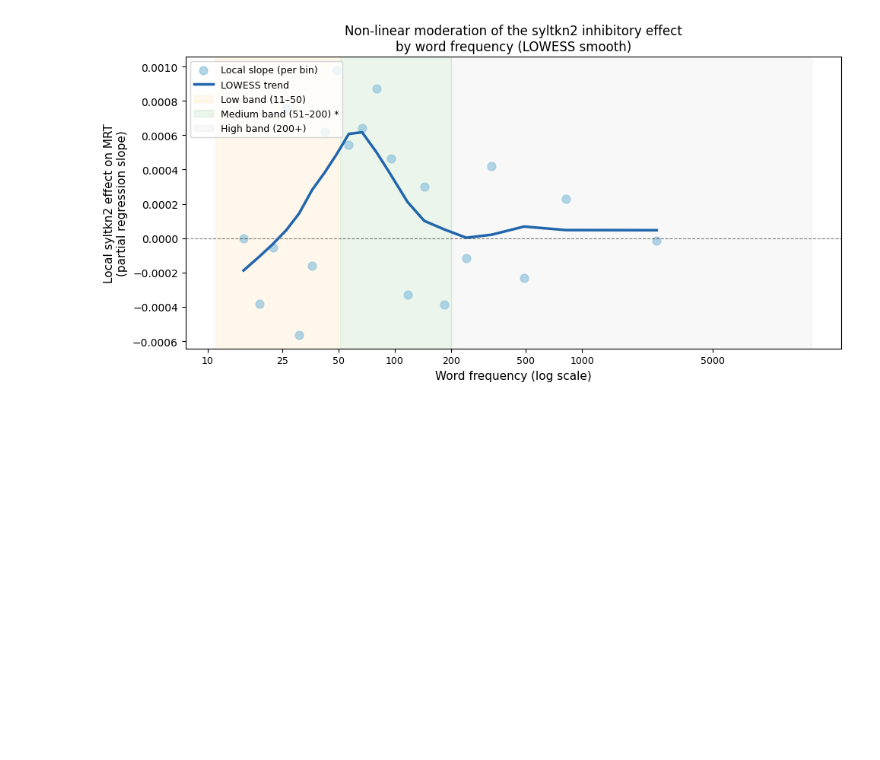
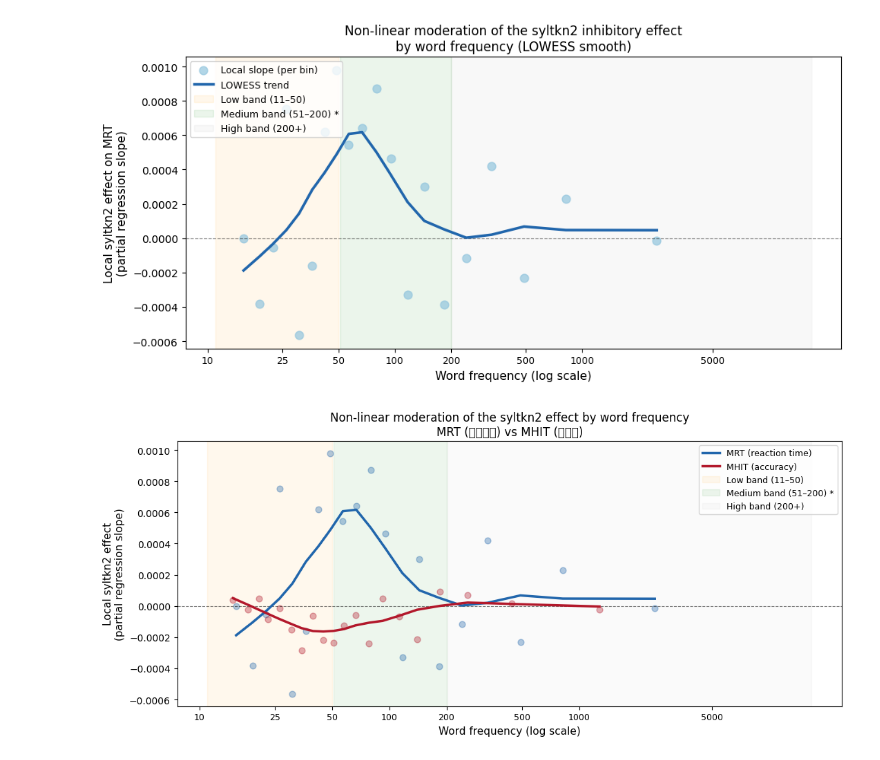
Before and after one commit to psycholinguistics-proj/proj, a Jupyter notebook: Relevant_Analysis_from_D1.ipynb, the cells around one changed output. Cells and saved outputs as stored; diff of their text form; code cells hidden in the pictures; blank space fills up the shorter version.

Commit message:
MHIT added to LOWESS alongside MRT

```diff
--- a/Relevant_Analysis_from_D1.ipynb
+++ b/Relevant_Analysis_from_D1.ipynb
@@ -597,3 +597,72 @@ plt.savefig('lowess_syltkn2_moderation.png', dpi=150, bbox_inches='tight')
 plt.show()
 # %% [output]
 [figure]
+# %%
+fig, ax = plt.subplots(figsize=(11, 5))
+
+dvs = {
+    'MRT': {'color': '#2166ac', 'label': 'MRT (reaction time)'},
+    'MHIT': {'color': '#b2182b', 'label': 'MHIT (accuracy)'}
+}
+
+for dv, style in dvs.items():
+    df_c = df_words[['MRT', 'MHIT', 'LogFreq', 'syltkn1', 'syltkn2']].dropna().copy()
+
+    # For MHIT use sub-ceiling sample
+    if dv == 'MHIT':
+        df_c = df_c[df_c['MHIT'] < 100].copy()
+
+    X_other = sm.add_constant(df_c[['LogFreq', 'syltkn1']])
+    resid_dv   = sm.OLS(df_c[dv],       X_other).fit().resid
+    resid_tkn2 = sm.OLS(df_c['syltkn2'], X_other).fit().resid
+
+    df_c['resid_dv']   = resid_dv.values
+    df_c['resid_tkn2'] = resid_tkn2.values
+    df_c['FreqBin']    = pd.qcut(df_c['LogFreq'], q=20)
+
+    slopes    = []
+    freq_mids = []
+
+    for bin_label, group in df_c.groupby('FreqBin', observed=True):
+        if len(group) < 30 or group['resid_tkn2'].std() == 0:
+            continue
+        local_model = sm.OLS(group['resid_dv'],
+                             sm.add_constant(group['resid_tkn2'])).fit()
+        slopes.append(local_model.params['resid_tkn2'])
+        freq_mids.append(group['LogFreq'].mean())
+
+    smoothed = lowess(slopes, freq_mids, frac=0.5)
+
+    # Scatter dots
+    ax.scatter(freq_mids, slopes,
+               color=style['color'], s=40, alpha=0.35, zorder=2)
+
+    # LOWESS line
+    ax.plot(smoothed[:, 0], smoothed[:, 1],
+            color=style['color'], linewidth=2.5,
+            zorder=3, label=style['label'])
+
+# Zero reference
+ax.axhline(0, color='black', linewidth=0.8, linestyle='--', alpha=0.5)
+
+# Frequency band shading
+ax.axvspan(np.log(11),  np.log(50),  alpha=0.07, color='orange', label='Low band (11–50)')
+ax.axvspan(np.log(51),  np.log(200), alpha=0.07, color='green',  label='Medium band (51–200) *')
+ax.axvspan(np.log(200), df_words['LogFreq'].max(), alpha=0.04, color='gray', label='High band (200+)')
+
+# X ticks at meaningful values
+freq_ticks = [10, 25, 50, 100, 200, 500, 1000, 5000]
+ax.set_xticks([np.log(f) for f in freq_ticks])
+ax.set_xticklabels([str(f) for f in freq_ticks], fontsize=9)
+
+ax.set_xlabel('Word frequency (log scale)', fontsize=11)
+ax.set_ylabel('Local syltkn2 effect\n(partial regression slope)', fontsize=11)
+ax.set_title('Non-linear moderation of the syltkn2 effect by word frequency\n'
+             'MRT (반응시간) vs MHIT (정확도)', fontsize=12)
+ax.legend(fontsize=9, loc='upper right')
+
+plt.tight_layout()
+plt.savefig('lowess_mrt_vs_mhit.png', dpi=150, bbox_inches='tight')
+plt.show()
+# %% [output]
+[figure, added]
```
